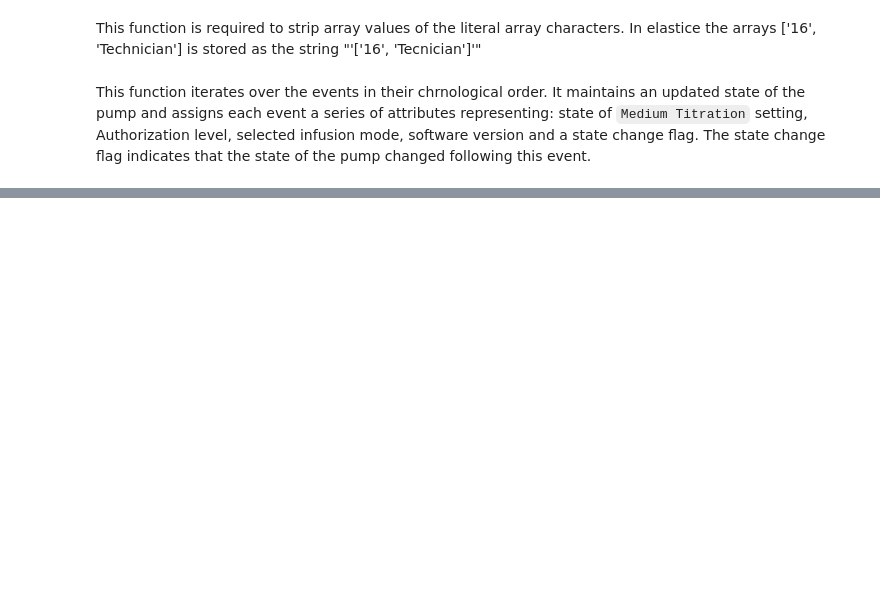
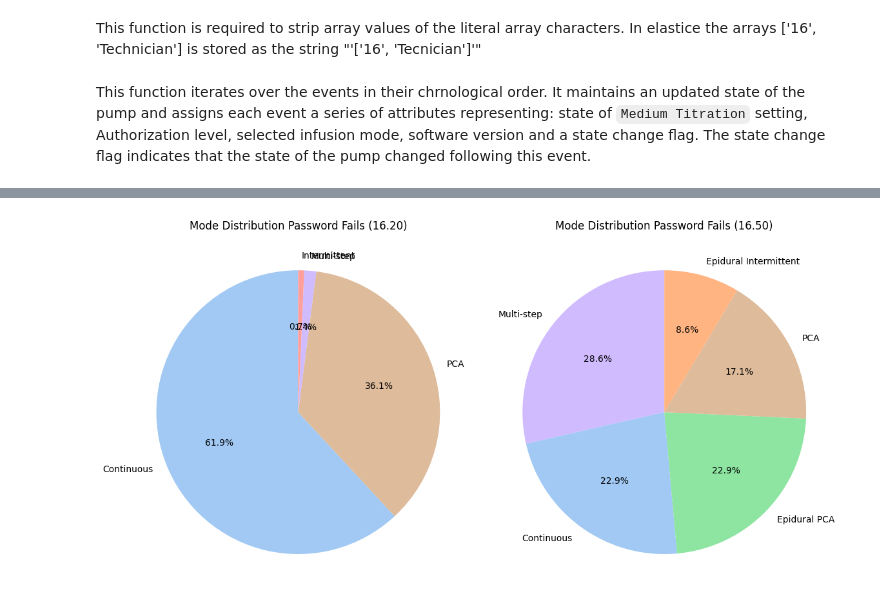
Before and after one commit to aviad-git/DataNotebooks, a Jupyter notebook: titration_of_rate_bug/titration_of_rate.ipynb, the cells around one changed output, grey strips where cells are left out. Saved outputs shown, nothing was run; the diff lists cells and outputs as text; code cells hidden in the pictures; blank space fills up the shorter version.

```diff
--- a/titration_of_rate_bug/titration_of_rate.ipynb
+++ b/titration_of_rate_bug/titration_of_rate.ipynb
@@ -162,6 +200,7 @@ codes = [233, # authorization level set to On
      73, # new infusion started
      222, # new treatment wizard initiated - indication of started
      74, # pump started
+     202,  # repeat last infusion
      123, # SW version stored in value
      130  # infusion ended with info
     ]
@@ -294 +321,17 @@ events['version_flag'] = events.apply(assign_version_flag, axis=1)
+# %%
+version_info = treatments.loc[treatments['serialNumber'].isin(available_serials)]
+# a total of 341 treatments are identified
+def assign_version_flag(row):
+    # If not associated with a treatment, assign 'NA'
+    if row['treatment_assignment'] in ('serial_missing', 'out_of_treatment')  or pd.isna(row['treatment_assignment']):
+        return 'NA'
+    # If last_software_update is after the event, assign 'ambiguous'
+    version = treatments.loc[row['treatment_assignment'],'softwareVersion']
+    update_time = treatments.loc[row['treatment_assignment'], 'softwareUpdateTime']
+    if update_time > row['dateTime']:  # update occurred after event time stamp
+        return 'ambiguous'
+    # Otherwise, assign the current_software_version
+    return version
+
+events['version_flag'] = events.apply(assign_version_flag, axis=1)
 # %% [markdown]
@@ -361,0 +391,31 @@ Index([ 80091,  80115,  81390,  82255,  83961,  84795,  84819,  85065,  89069,
+# %%
+modes_16_50 = events.loc[password_fail_16_50_idx, 'mode'].value_counts()
+modes_16_50 = modes_16_50/modes_16_50.sum()
+
+modes_16_20 = events.loc[password_fail_16_20_idx, 'mode'].value_counts()
+modes_16_20 = modes_16_20/modes_16_20.sum()
+
+# Get all unique mode categories from both distributions
+all_modes = sorted(set(modes_16_20.index).union(set(modes_16_50.index)))
+# Create a color palette with a fixed order for all categories
+palette = sns.color_palette('pastel', n_colors=len(all_modes))
+color_map = dict(zip(all_modes, palette))
+
+# Get colors for each pie chart in the same order as the index
+colors_16_20 = [color_map[mode] for mode in modes_16_20.index]
+colors_16_50 = [color_map[mode] for mode in modes_16_50.index]
+
+
+fig, axes = plt.subplots(1, 2, figsize=(12, 6))
+# Pie chart for modes_16_20
+axes[0].pie(modes_16_20, labels=modes_16_20.index, autopct='%1.1f%%', startangle=90, colors=colors_16_20)
+axes[0].set_title('Mode Distribution Password Fails (16.20)')
+
+# Pie chart for modes_16_50
+axes[1].pie(modes_16_50, labels=modes_16_50.index, autopct='%1.1f%%', startangle=90, colors=colors_16_50)
+axes[1].set_title('Mode Distribution Password Fails (16.50)')
+
+plt.tight_layout()
+plt.show()
+# %% [output]
+[figure, added]
```
Also changed, not shown: parts of 31 cells of this notebook.
